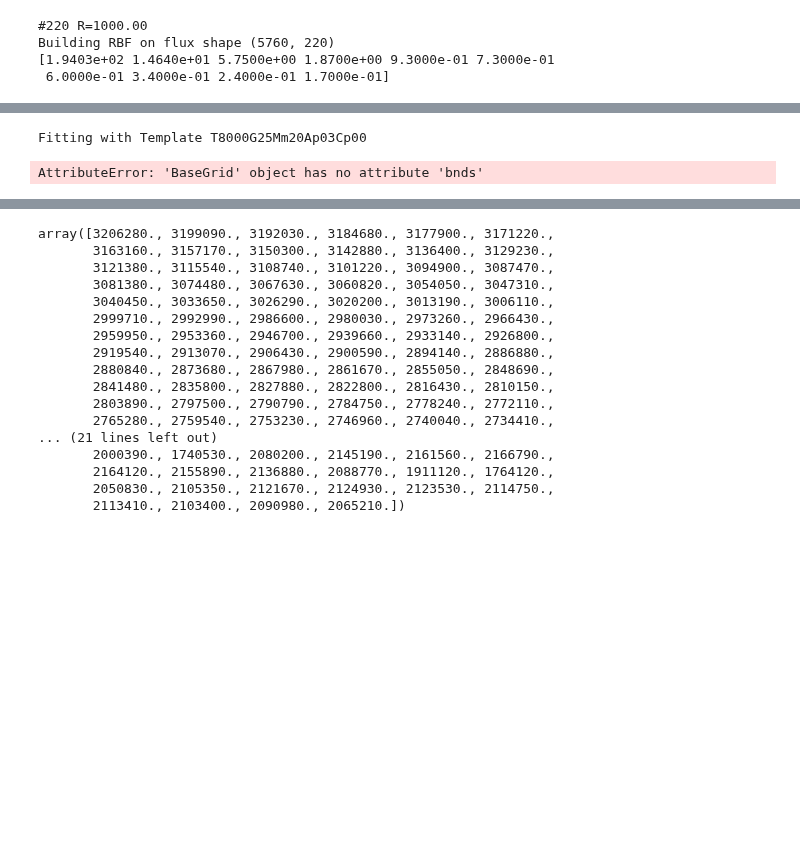
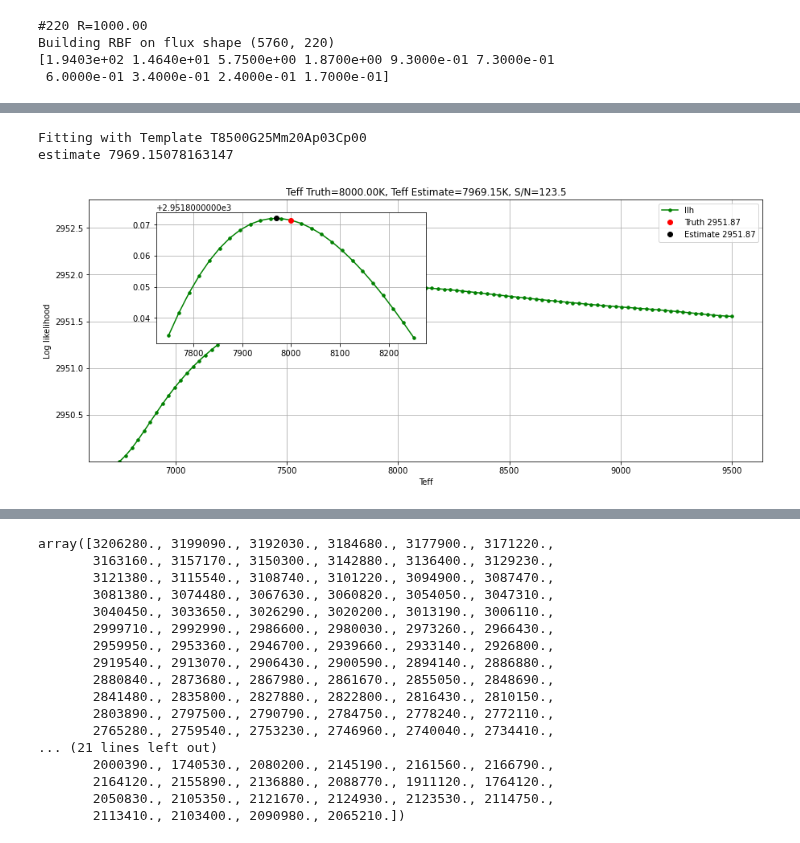
Before and after one commit to ViskaWei/LV, a Jupyter notebook: nb/LLH_PCA.ipynb, the cells around one changed output, grey strips where cells are left out. Cells and saved outputs as stored; diff of their text form; code cells hidden in the pictures; blank space fills up the shorter version.

```diff
--- a/nb/LLH_PCA.ipynb
+++ b/nb/LLH_PCA.ipynb
@@ -51,7 +40,8 @@ plt.plot(wave, flux0)
 # %%
 x=8000
-temp_pmt = [-2.0, 8000, 2.5, 0.0, 0.25]
-b.eval_pmt_on_axis(temp_pmt, x, obsflux, obsvar, axis="T")
+temp_pmt = [-2.0, 8500, 2.5, 0.0, 0.25]
+_=b.eval_pmt_on_axis(temp_pmt, x, obsflux, obsvar, axis="T")
 # %% [output]
-Fitting with Template T8000G25Mm20Ap03Cp00
+Fitting with Template T8500G25Mm20Ap03Cp00
+estimate 7969.15078163147
-AttributeError: 'BaseGrid' object has no attribute 'bnds'
+[figure, added]
```
Also changed, not shown: parts of 20 cells of this notebook, 8 other files.
